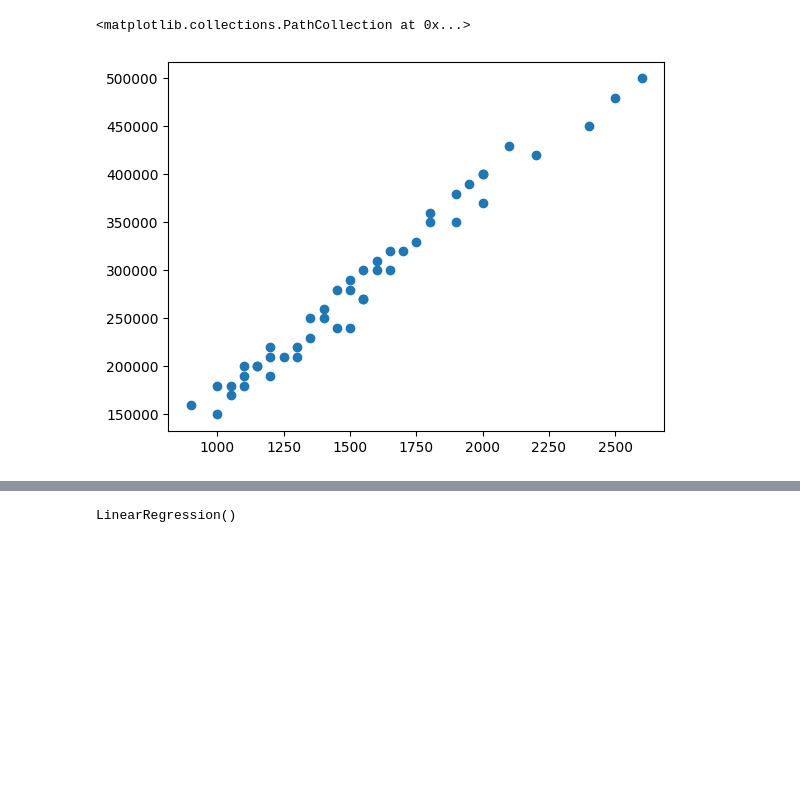
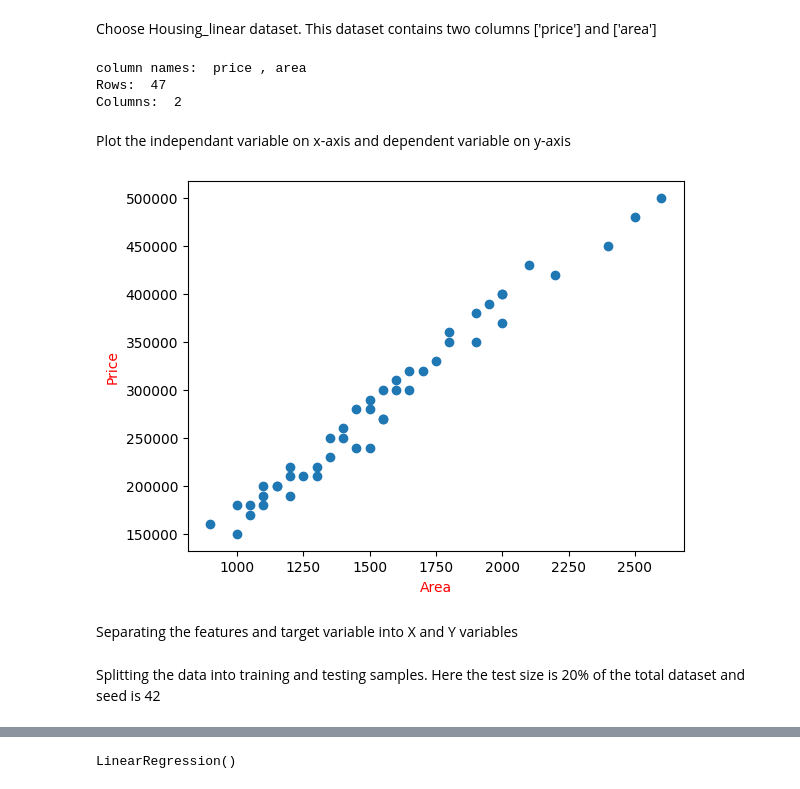
Before and after one commit to AfsalAfzz-Pro/data-science-learning, a Jupyter notebook: Models/LinearRegression.ipynb, the cells around one changed output, grey strips where cells are left out. Saved outputs shown, nothing was run; the diff lists cells and outputs as text; code cells hidden in the pictures; blank space fills up the shorter version.

Commit message:
Added Linear Regression Notebook

```diff
--- a/Models/LinearRegression.ipynb
+++ b/Models/LinearRegression.ipynb
@@ -56,5 +24,26 @@ data
+# %% [markdown]
+Choose Housing_linear dataset.
+This dataset contains two columns ['price'] and ['area']
+# %%
+data = pd.read_csv('C:/Users/Hp/Documents/DataSets/Housing_linear.csv')
+print("column names: ",data.columns[0], ',', data.columns[1] )
+print("Rows: ", data.shape[0])
+print("Columns: ", data.shape[1])
+# %% [output]
+column names:  price , area
+Rows:  47
+Columns:  2
+# %% [markdown]
+Plot the independant variable on x-axis and dependent variable on y-axis
+# %%
+plt.scatter(data['area'], data['price'])
+plt.xlabel("Area", color='red')
+plt.ylabel("Price", color='red', fontdict={'fontfamily':'Sans Serif'})
+plt.show()
+# %% [output]
+[figure, added]
+# %% [markdown]
+Separating the features and target variable into X and Y variables
 # %%
-plt.scatter(data['area'],data['price'])
+x = data['area'] # feature
+y = data['price'] # target variable
-# %% [output]
-<matplotlib.collections.PathCollection at 0x...>
-[figure, removed]
@@ -64,2 +50,4 @@ y = data['price']
+# %% [markdown]
+Splitting the data into training and testing samples. Here the test size is 20% of the total dataset and seed is 42
 # %%
 X_train, X_test, Y_train, Y_test = train_test_split(x, y, test_size=0.2, random_state=42)
```
Also changed, not shown: parts of 34 cells of this notebook, 4 other files.
